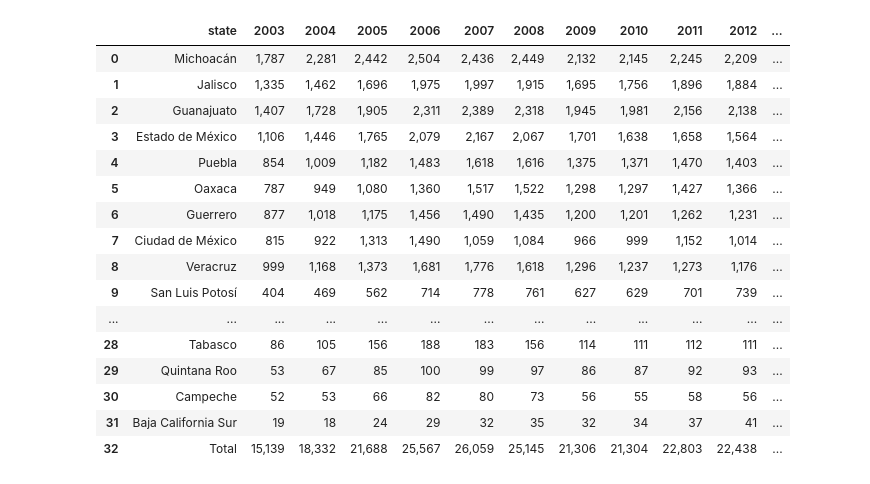
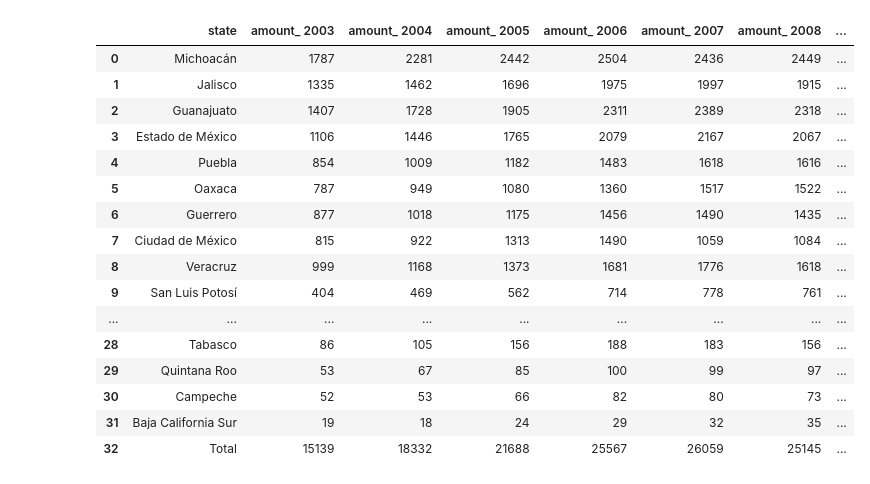
Before and after one commit to dbaptistr/mex_passaic, a Jupyter notebook: Remittances.ipynb, the cells around one changed output. Cells and saved outputs as stored; diff of their text form; code cells hidden in the pictures.

Commit message:
remittances

```diff
--- a/Remittances.ipynb
+++ b/Remittances.ipynb
@@ -1,23 +1,23 @@
 # %%
 import pandas as pd
 # %%
-df = pd.read_csv('mexico_remittances_2003_2017.csv')
+df = pd.read_excel('mexico_remittances_2003_2017.xlsx')
 df
 # %% [output]
-|  | state | 2003 | 2004 | 2005 | 2006 | 2007 | 2008 | 2009 | 2010 | 2011 | 2012 | ... |
-| 0 | Michoacán | 1,787 | 2,281 | 2,442 | 2,504 | 2,436 | 2,449 | 2,132 | 2,145 | 2,245 | 2,209 | ... |
-| 1 | Jalisco | 1,335 | 1,462 | 1,696 | 1,975 | 1,997 | 1,915 | 1,695 | 1,756 | 1,896 | 1,884 | ... |
-| 2 | Guanajuato | 1,407 | 1,728 | 1,905 | 2,311 | 2,389 | 2,318 | 1,945 | 1,981 | 2,156 | 2,138 | ... |
-| 3 | Estado de México | 1,106 | 1,446 | 1,765 | 2,079 | 2,167 | 2,067 | 1,701 | 1,638 | 1,658 | 1,564 | ... |
-| 4 | Puebla | 854 | 1,009 | 1,182 | 1,483 | 1,618 | 1,616 | 1,375 | 1,371 | 1,470 | 1,403 | ... |
-| 5 | Oaxaca | 787 | 949 | 1,080 | 1,360 | 1,517 | 1,522 | 1,298 | 1,297 | 1,427 | 1,366 | ... |
-| 6 | Guerrero | 877 | 1,018 | 1,175 | 1,456 | 1,490 | 1,435 | 1,200 | 1,201 | 1,262 | 1,231 | ... |
-| 7 | Ciudad de México | 815 | 922 | 1,313 | 1,490 | 1,059 | 1,084 | 966 | 999 | 1,152 | 1,014 | ... |
-| 8 | Veracruz | 999 | 1,168 | 1,373 | 1,681 | 1,776 | 1,618 | 1,296 | 1,237 | 1,273 | 1,176 | ... |
-| 9 | San Luis Potosí | 404 | 469 | 562 | 714 | 778 | 761 | 627 | 629 | 701 | 739 | ... |
-| ... | ... | ... | ... | ... | ... | ... | ... | ... | ... | ... | ... | ... |
-| 28 | Tabasco | 86 | 105 | 156 | 188 | 183 | 156 | 114 | 111 | 112 | 111 | ... |
-| 29 | Quintana Roo | 53 | 67 | 85 | 100 | 99 | 97 | 86 | 87 | 92 | 93 | ... |
-| 30 | Campeche | 52 | 53 | 66 | 82 | 80 | 73 | 56 | 55 | 58 | 56 | ... |
-| 31 | Baja California Sur | 19 | 18 | 24 | 29 | 32 | 35 | 32 | 34 | 37 | 41 | ... |
-| 32 | Total | 15,139 | 18,332 | 21,688 | 25,567 | 26,059 | 25,145 | 21,306 | 21,304 | 22,803 | 22,438 | ... |
+|  | state | amount_ 2003 | amount_ 2004 | amount_ 2005 | amount_ 2006 | amount_ 2007 | amount_ 2008 | ... |
+| 0 | Michoacán | 1787 | 2281 | 2442 | 2504 | 2436 | 2449 | ... |
+| 1 | Jalisco | 1335 | 1462 | 1696 | 1975 | 1997 | 1915 | ... |
+| 2 | Guanajuato | 1407 | 1728 | 1905 | 2311 | 2389 | 2318 | ... |
+| 3 | Estado de México | 1106 | 1446 | 1765 | 2079 | 2167 | 2067 | ... |
+| 4 | Puebla | 854 | 1009 | 1182 | 1483 | 1618 | 1616 | ... |
+| 5 | Oaxaca | 787 | 949 | 1080 | 1360 | 1517 | 1522 | ... |
+| 6 | Guerrero | 877 | 1018 | 1175 | 1456 | 1490 | 1435 | ... |
+| 7 | Ciudad de México | 815 | 922 | 1313 | 1490 | 1059 | 1084 | ... |
+| 8 | Veracruz | 999 | 1168 | 1373 | 1681 | 1776 | 1618 | ... |
+| 9 | San Luis Potosí | 404 | 469 | 562 | 714 | 778 | 761 | ... |
+| ... | ... | ... | ... | ... | ... | ... | ... | ... |
+| 28 | Tabasco | 86 | 105 | 156 | 188 | 183 | 156 | ... |
+| 29 | Quintana Roo | 53 | 67 | 85 | 100 | 99 | 97 | ... |
+| 30 | Campeche | 52 | 53 | 66 | 82 | 80 | 73 | ... |
+| 31 | Baja California Sur | 19 | 18 | 24 | 29 | 32 | 35 | ... |
+| 32 | Total | 15139 | 18332 | 21688 | 25567 | 26059 | 25145 | ... |
```
Also changed, not shown: parts of 4 cells of this notebook, 2 other files.
